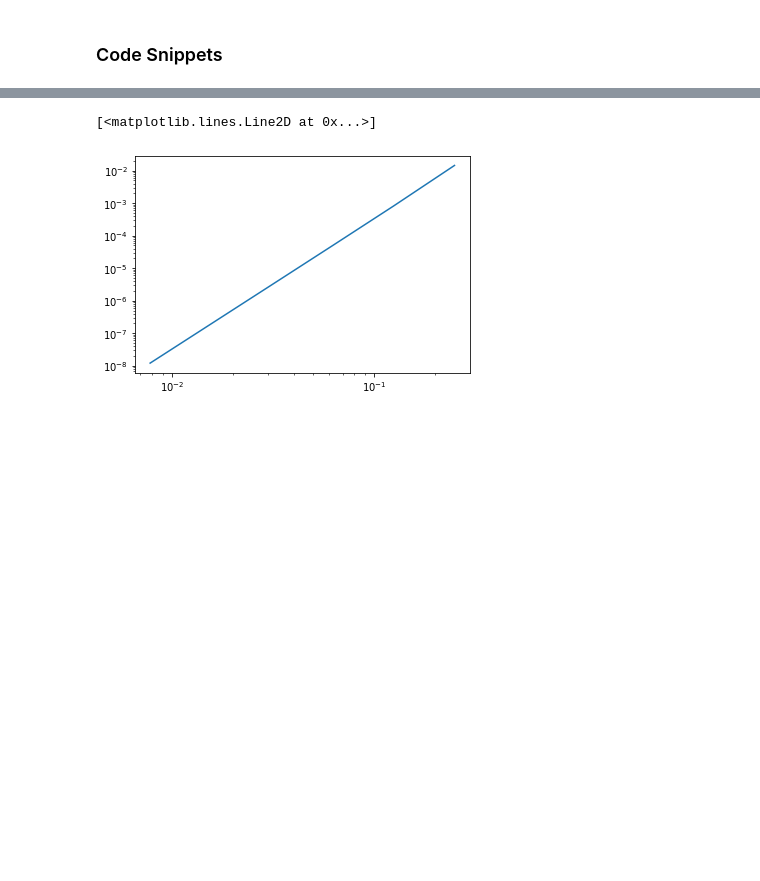
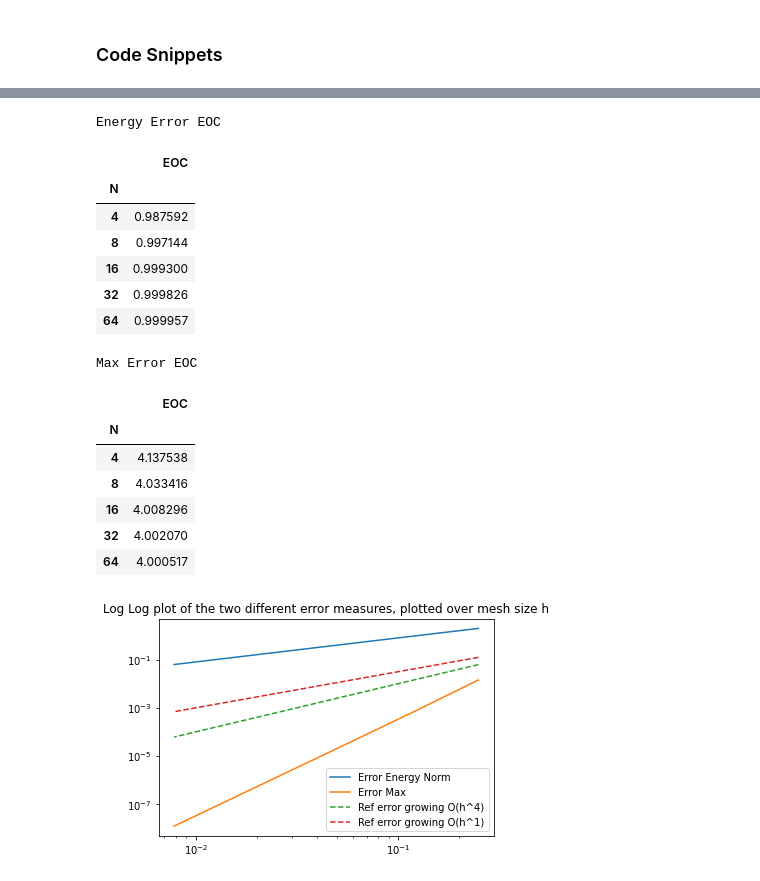
Before and after one commit to klashenriksson/numpde, a Jupyter notebook: lab3/lab_03.ipynb, the cells around one changed output, grey strips where cells are left out. Saved outputs shown, nothing was run; the diff lists cells and outputs as text; code cells hidden in the pictures; blank space fills up the shorter version.

```diff
--- a/lab3/lab_03.ipynb
+++ b/lab3/lab_03.ipynb
@@ -536,10 +644,52 @@ plt.legend()
-# %%
-# err stuff
-eocs = []
-for i in range(0,len(errs_max)-1):
-    eoc = np.log(errs_max[i]/errs_max[i+1])/np.log(2)
-    eocs.append(eoc)
-plt.loglog(hs, errs_max)
-# %% [output]
-[<matplotlib.lines.Line2D at 0x...>]
-[figure, removed]
+# %%
+import pandas as pd
+
+ref_f_o_4 = lambda x : x**4
+ref_f_o_1 = lambda x : x**1
+
+# err stuff
+eocs_max = []
+eocs_energy = []
+for i in range(0,len(errs_max)-1):
+    eoc_max = np.log(errs_max[i]/errs_max[i+1])/np.log(2)
+    eoc_energy = np.log(errs_energy[i]/errs_energy[i+1])/np.log(2)
+    eocs_max.append(eoc_max)
+    eocs_energy.append(eoc_energy)
+
+
+plt.loglog(hs, errs_energy, label='Error Energy Norm')
+plt.loglog(hs, errs_max, label ='Error Max')
+plt.plot(hs, ref_f_o_2(hs), '--', label='Ref error growing O(h^4)')
+plt.plot(hs, ref_f_o_1_5(hs), '--', label='Ref error growing O(h^1)')
+plt.legend()
+plt.title("Log Log plot of the two different error measures, plotted over mesh size h")
+
+data = {'EOC': eocs_energy}
+df = pd.DataFrame(data, index=Ns[:len(Ns)-1])
+df.index.name = 'N'
+df = df.style.set_caption('Energy Error EOC')
+display(df)
+
+data = {'EOC': eocs_max}
+df = pd.DataFrame(data, index=Ns[:len(Ns)-1])
+df.index.name = 'N'
+df = df.style.set_caption('Max Error EOC')
+display(df)
+# %% [output]
+Energy Error EOC
+|  | EOC |
+| N |  |
+| 4 | 0.987592 |
+| 8 | 0.997144 |
+| 16 | 0.999300 |
+| 32 | 0.999826 |
+| 64 | 0.999957 |
+Max Error EOC
+|  | EOC |
+| N |  |
+| 4 | 4.137538 |
+| 8 | 4.033416 |
+| 16 | 4.008296 |
+| 32 | 4.002070 |
+| 64 | 4.000517 |
+[figure, added]
```
Also changed, not shown: parts of 13 cells of this notebook.
